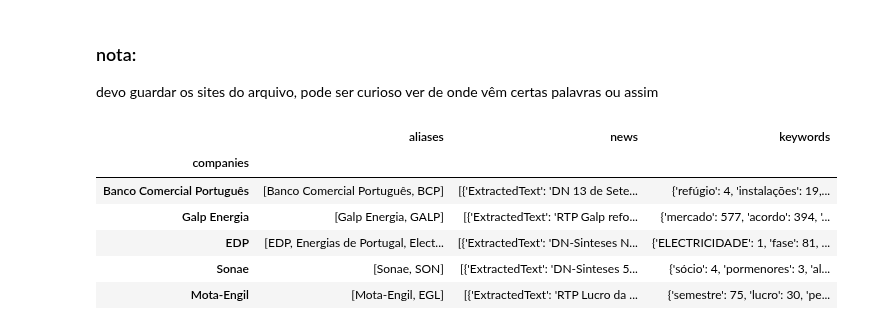
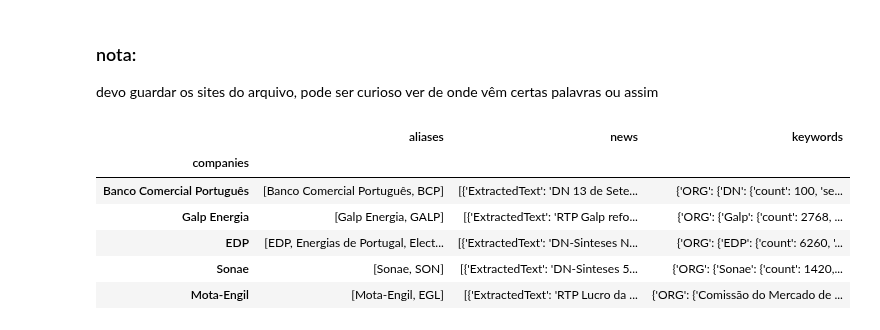
Before and after one commit to Hugoverissimo21/InfoMosaic, a Jupyter notebook: Untitled-1.ipynb, the cells around one changed output. Saved outputs shown, nothing was run; the diff lists cells and outputs as text; code cells hidden in the pictures.

```diff
--- a/Untitled-1.ipynb
+++ b/Untitled-1.ipynb
@@ -85,25 +113,54 @@ df["news"] = df["news"].map(NERCol)
 ### nota:
 
 devo guardar os sites do arquivo, pode ser curioso ver de onde vêm certas palavras ou assim
-# %%
-def newsKeywords_merge(lista):
-    dict = {}
-    for dicionario in lista:
-        keywords = dicionario["newsNER"]["WORD"]
-        for keyword in keywords:
-            if keyword not in dict:
-                dict[keyword] = 1
-            else:
-                dict[keyword] += 1
-
-    return dict
-df["keywords"] = df["news"].map(newsKeywords_merge)
-df
-# %% [output]
-|  | aliases | news | keywords |
-| companies |  |  |  |
-| Banco Comercial Português | [Banco Comercial Português, BCP] | [{'ExtractedText': 'DN 13 de Sete... | {'refúgio': 4, 'instalações': 19,... |
-| Galp Energia | [Galp Energia, GALP] | [{'ExtractedText': 'RTP Galp refo... | {'mercado': 577, 'acordo': 394, '... |
-| EDP | [EDP, Energias de Portugal, Elect... | [{'ExtractedText': 'DN-Sinteses N... | {'ELECTRICIDADE': 1, 'fase': 81, ... |
-| Sonae | [Sonae, SON] | [{'ExtractedText': 'DN-Sinteses 5... | {'sócio': 4, 'pormenores': 3, 'al... |
-| Mota-Engil | [Mota-Engil, EGL] | [{'ExtractedText': 'RTP Lucro da ... | {'semestre': 75, 'lucro': 30, 'pe... |
+# %%
+def keywords(lista, lower = 0.1):
+    ner = {"ORG": {}, "LOC": {}, "PER": {}, "MISC": {}, "WORD": {}}
+    for news in lista:
+        keywords = news["newsNER"]
+        sentiment = news["newsSentiment"]
+        for type, words in keywords.items():
+            for word in words:
+                if word not in ner[type]:
+                    ner[type][word] = {"count": 1,
+                                       "sentiment": sentiment,
+                                       "source": {news["newsSource"]: 1},
+                                       "news": {news["linkToArchive"]}}
+                else:
+                    ner[type][word]["count"] += 1
+                    ner[type][word]["sentiment"] = ((ner[type][word]["sentiment"] * (ner[type][word]["count"] - 1)) + sentiment) / ner[type][word]["count"]
+                    if news["newsSource"] not in ner[type][word]["source"]:
+                        ner[type][word]["source"][news["newsSource"]] = 1
+                    else:
+                        ner[type][word]["source"][news["newsSource"]] += 1
+                    ner[type][word]["news"].add(news["linkToArchive"])
+
+                    # JUNTAR "Público" e "PÚBLICO": if is uppser, look for istitle and vice versa.. a primeira que aparecer é a q fica
+                    # passar o nao estar para else e i fazer if islower is , if ititle is, if caps is
+                    # criar entrada do dicionario chamada weight q se sobrepoes a contagem: ex.: probnew = 0.6 ent weight = count*1.1
+                    #       tbm varia consoante o type, se é WORD ou dos outros
+                    # tbm devia remover urls que sao iguais e so muda a data do upload
+
+    qtyNews = len(lista)
+    filtered_ner = {
+        type: {
+            word: details
+            for word, details in words.items()
+            if details["count"] >= qtyNews * lower
+        }
+        for type, words in ner.items()
+    }
+
+    return filtered_ner
+
+#keywords(df["news"].iloc[0])
+df["keywords"] = df["news"].map(keywords)
+df
+# %% [output]
+|  | aliases | news | keywords |
+| companies |  |  |  |
+| Banco Comercial Português | [Banco Comercial Português, BCP] | [{'ExtractedText': 'DN 13 de Sete... | {'ORG': {'DN': {'count': 100, 'se... |
+| Galp Energia | [Galp Energia, GALP] | [{'ExtractedText': 'RTP Galp refo... | {'ORG': {'Galp': {'count': 2768, ... |
+| EDP | [EDP, Energias de Portugal, Elect... | [{'ExtractedText': 'DN-Sinteses N... | {'ORG': {'EDP': {'count': 6260, '... |
+| Sonae | [Sonae, SON] | [{'ExtractedText': 'DN-Sinteses 5... | {'ORG': {'Sonae': {'count': 1420,... |
+| Mota-Engil | [Mota-Engil, EGL] | [{'ExtractedText': 'RTP Lucro da ... | {'ORG': {'Comissão do Mercado de ... |
```
Also changed, not shown: parts of 14 cells of this notebook.
